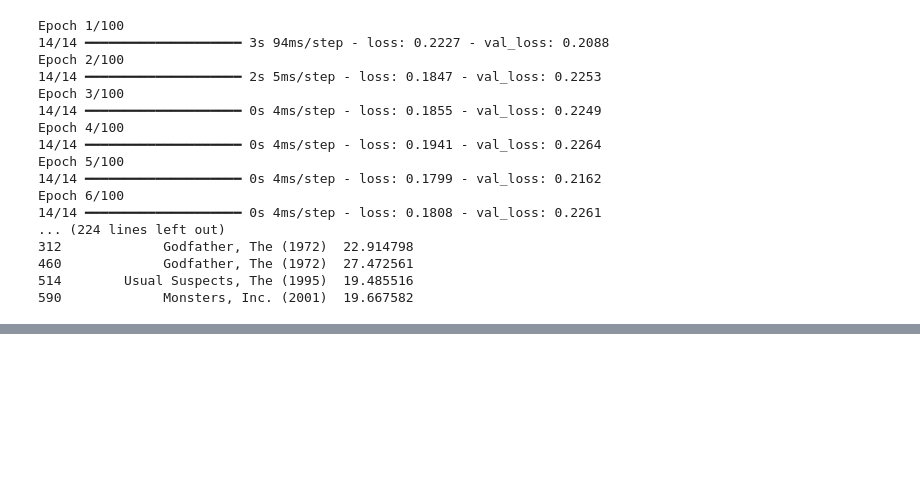
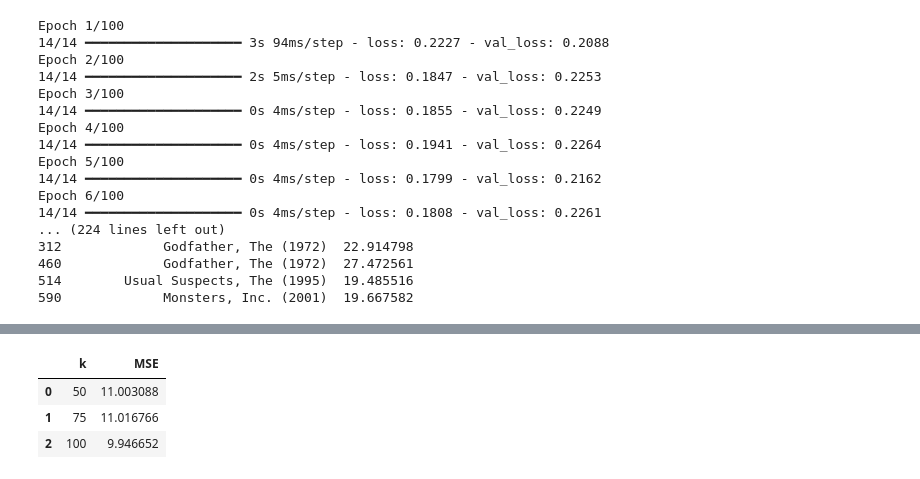
Before and after one commit to dgavieira/autoencoders-recommendation, a Jupyter notebook: trabalho_2.ipynb, the cells around one changed output, grey strips where cells are left out. Drawn from its saved outputs; the diff is of its cells as text; code cells hidden in the pictures; blank space fills up the shorter version.

```diff
--- a/trabalho_2.ipynb
+++ b/trabalho_2.ipynb
@@ -417,0 +593,7 @@ MSE com k=100: 9.993162527579008
+# %%
+metrics_df
+# %% [output]
+|  | k | MSE |
+| 0 | 50 | 11.003088 |
+| 1 | 75 | 11.016766 |
+| 2 | 100 | 9.946652 |
```
Also changed, not shown: parts of 1 cell of this notebook.
